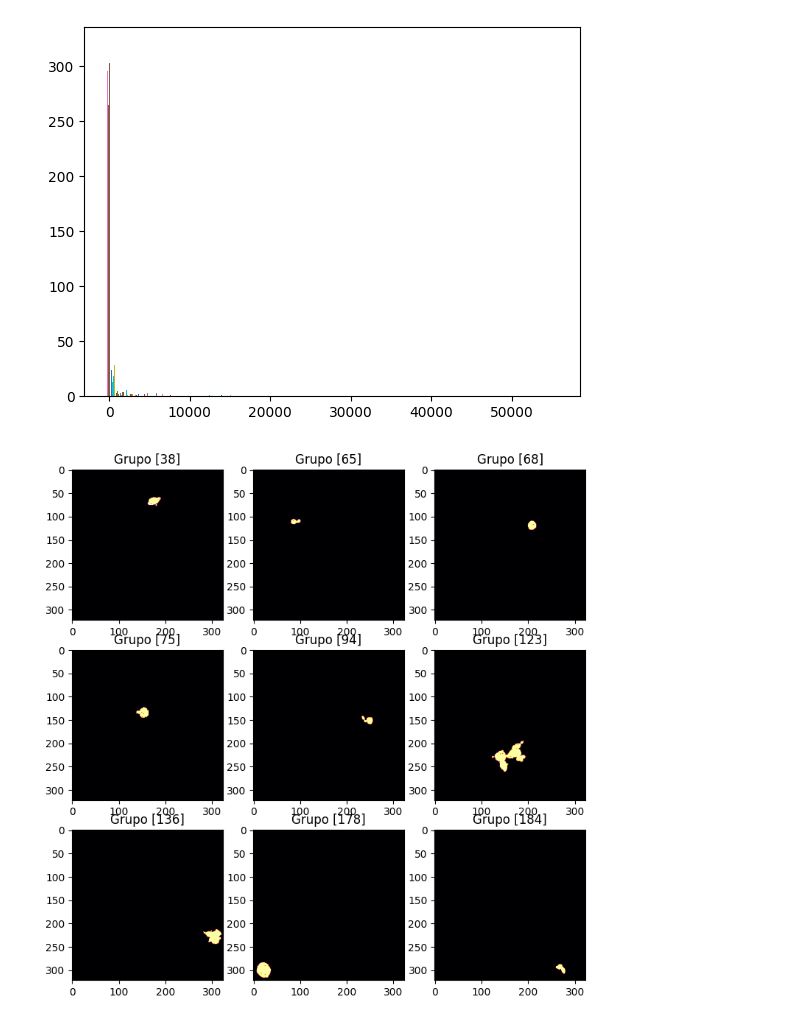
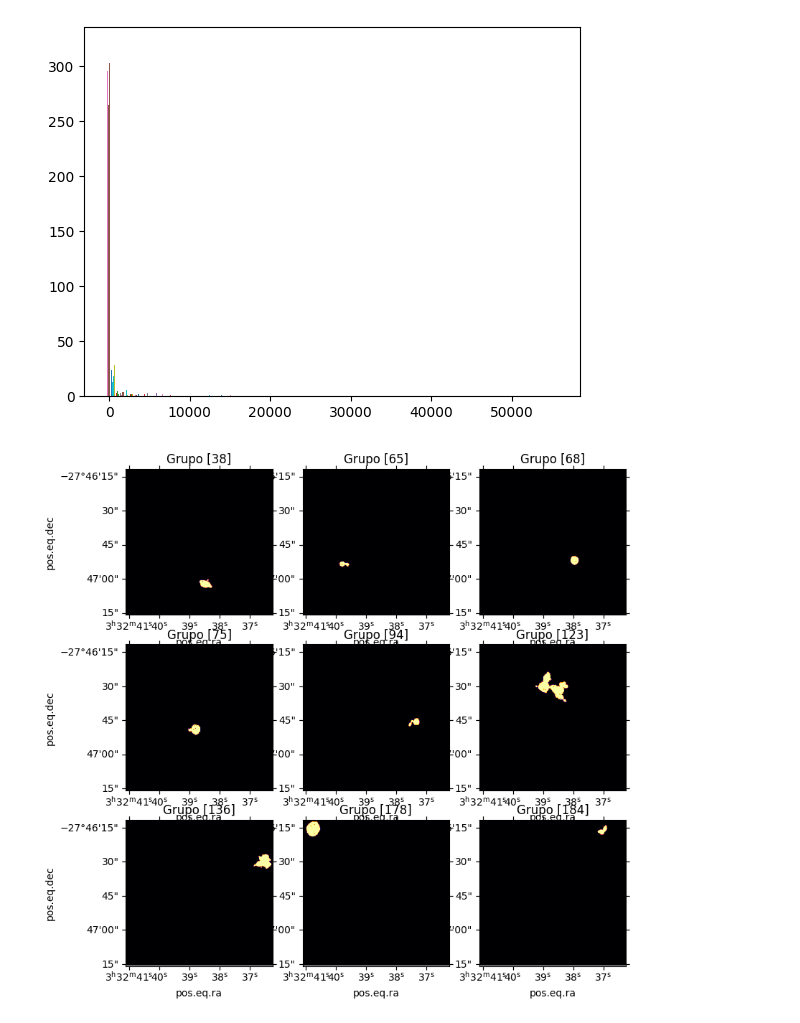
Before and after one commit to CrushinAngel/Galaxias-en-Deep-Fields, a Jupyter notebook: Deep_Fields.ipynb, the cells around one changed output. Cells and saved outputs as stored; diff of their text form; code cells hidden in the pictures.

```diff
--- a/Deep_Fields.ipynb
+++ b/Deep_Fields.ipynb
@@ -275,14 +277,14 @@ print()
 # %%
 fig = plt.figure(figsize = (9, 9))
 
 for i in range(9):
   indice = lista_ind[i+1] + 1
   grupo = labels_im == indice
-  plt.subplot(3, 3, i+1)
+  plt.subplot(3, 3, i+1,projection=wcs)
   plt.imshow(grupo, cmap = 'inferno')
   plt.title(f'Grupo {indice}')
 # %% [output]
-[figure, old version]
+[figure, new version]
 # %%
 # Sacar espectros en mpdaf y con las mascaras, entre 5k y 9k
 # identificar al ojo los tipos de algunos espectros y subirlos
```
Also changed, not shown: parts of 5 cells of this notebook.
